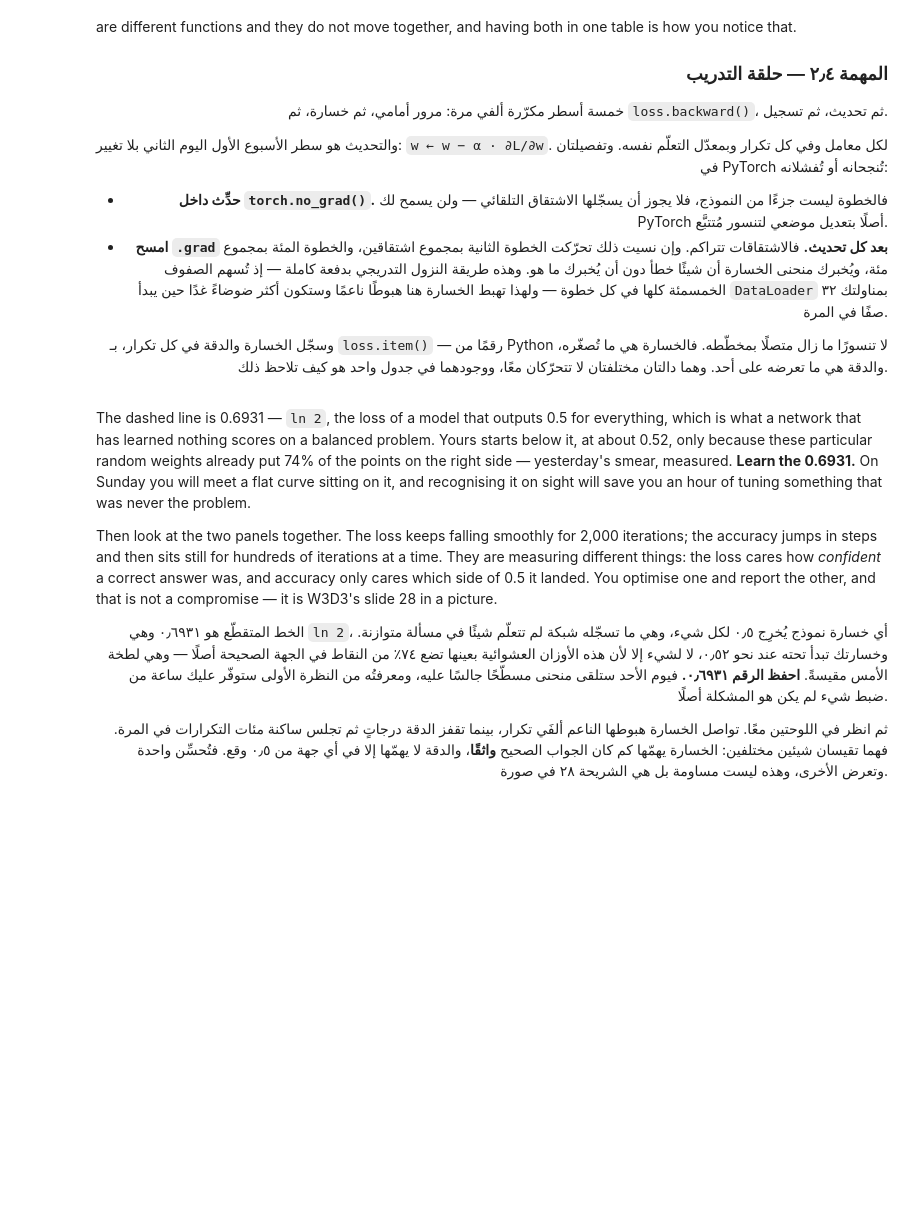
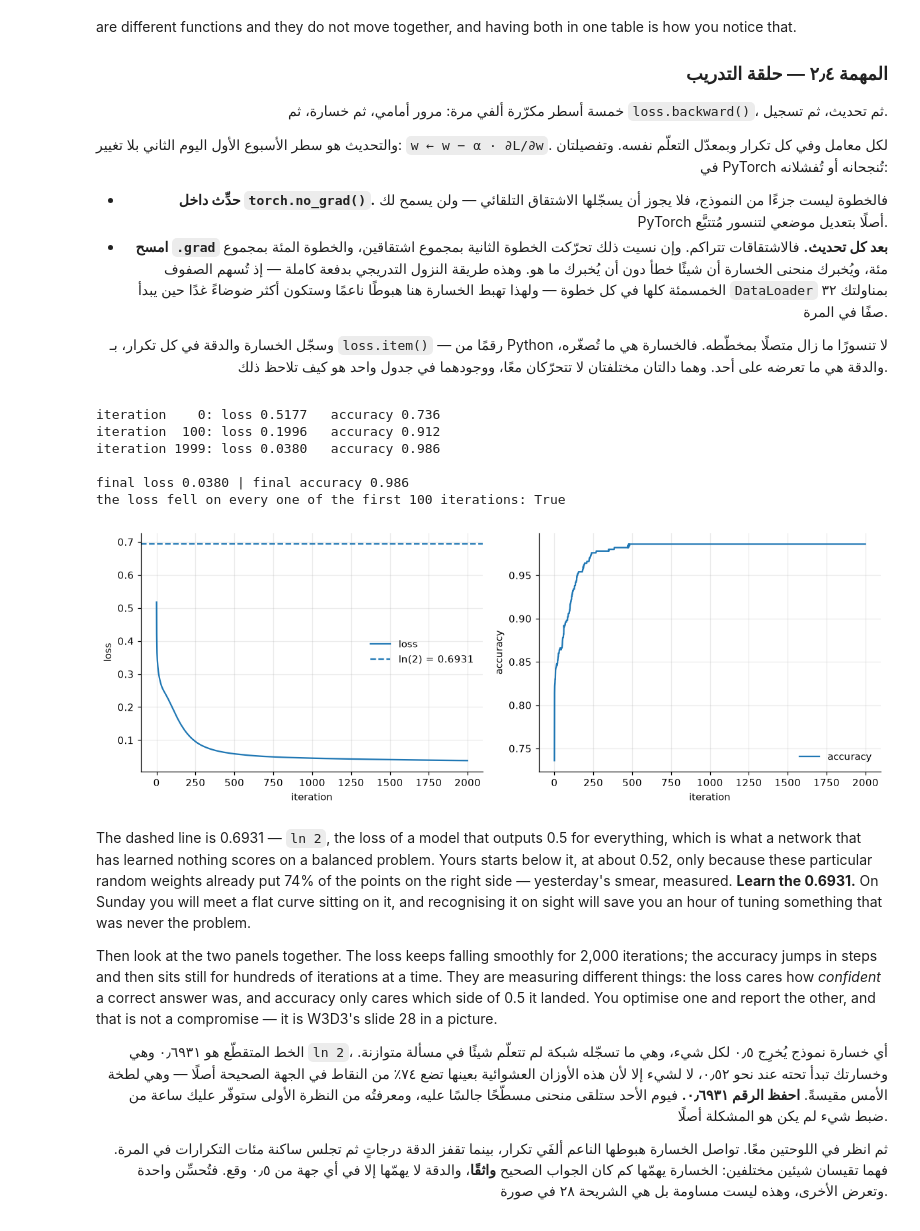
Before and after one commit to 0xRush/AIEP_Olo_student, a Jupyter notebook: week_3_neural_networks/labs/D3_backprop/D3_backprop_blank.ipynb, the cells around one changed output. Cells and saved outputs as stored; diff of their text form; code cells hidden in the pictures; blank space fills up the shorter version.

```diff
--- a/week_3_neural_networks/labs/D3_backprop/D3_backprop_blank.ipynb
+++ b/week_3_neural_networks/labs/D3_backprop/D3_backprop_blank.ipynb
@@ -461,6 +490,11 @@ how it was computed, and in task 2.3 that record is the whole point.
 
 # TODO: Write bce_loss(y_true, y_pred), clipping the predictions before the logarithm.
 # مهمة: اكتب `bce_loss(y_true, y_pred)` مع حصر التنبّؤات قبل اللوغاريتم.
+
+def bce_loss(y_true, y_pred):
+    p = torch.clamp(y_pred, 1e-12, 1 - 1e-12)
+    return -torch.mean(y_true * torch.log(p) + (1 - y_true) * torch.log(1 - p))
+
 confident_right = bce_loss(torch.tensor([[1.0]]), torch.tensor([[0.9]]))
 confident_wrong = bce_loss(torch.tensor([[1.0]]), torch.tensor([[0.1]]))
 print(f"true label 1, predicted 0.9:  BCE {confident_right:.4f}   (-ln 0.9)")
@@ -851,7 +968,27 @@ params = init_params(N_IN, N_HIDDEN, N_OUT)
 INITIAL_PARAMS = {k: v.clone() for k, v in params.items()}  # tomorrow needs these
 # TODO: Run the loop: forward, loss, backward, update, record. 2,000 times.
 # مهمة: شغّل الحلقة: مرور أمامي، ثم خسارة، ثم مرور خلفي، ثم تحديث، ثم تسجيل. ألفَي مرة.
+for p in params.values():
+    p.requires_grad_(True)
+    p.grad = None
+records = []
+for iteration in range(ITERATIONS):
+    output, _ = forward(params, X)
+    loss = bce_loss(y, output)
+    loss.backward()
+    accuracy = ((output > 0.5) == y).double().mean().item()
+    with torch.no_grad():
+        for p in params.values():
+            p -= LR * p.grad
+            p.grad = None
+    records.append({
+        "iteration": iteration,
+        "loss": loss.item(),
+        "accuracy": accuracy,
+    })
+history = pd.DataFrame(records)
 with torch.no_grad():
+
     final_output, _ = forward(params, X)
 final_loss = bce_loss(y, final_output).item()
 final_accuracy = ((final_output > 0.5) == y).double().mean().item()
@@ -864,27 +1001,47 @@ print(f"iteration {ITERATIONS - 1}: loss {history.iloc[-1]['loss']:.4f}   "
 print(f"\nfinal loss {final_loss:.4f} | final accuracy {final_accuracy:.3f}")
 print(f"the loss fell on every one of the first 100 iterations: "
       f"{bool((history['loss'].diff().iloc[1:101] < 0).all())}")
+# %% [output]
+iteration    0: loss 0.5177   accuracy 0.736
+iteration  100: loss 0.1996   accuracy 0.912
+iteration 1999: loss 0.0380   accuracy 0.986
+
+final loss 0.0380 | final accuracy 0.986
+the loss fell on every one of the first 100 iterations: True
 # %%
 # ────────────────────────────────────────────────────────────────────
 # 1) Two panels side by side: the loss on the left, the accuracy on the right.
 # 2) Both against the iteration number. Label the axes.
 # 3) Mark ln 2 = 0.6931 — the loss of a model that has learned nothing on a
 #    balanced problem. Yours starts a little below it.
 # Search: "matplotlib subplots two panels axhline"
 # https://matplotlib.org/stable/api/_as_gen/matplotlib.pyplot.subplots.html
 #
 # ١) لوحتان جنبًا إلى جنب: الخسارة يسارًا والدقة يمينًا.
 # ٢) كلتاهما مقابل رقم التكرار. وسمِّ المحاور.
 # ٣) أشِر إلى `ln 2 = 0.6931` — خسارة نموذج لم يتعلّم شيئًا في مسألة متوازنة.
 #    وخسارتك تبدأ تحتها بقليل.
 # ابحث عن: "matplotlib subplots two panels axhline"
 # ────────────────────────────────────────────────────────────────────
 
 fig, axes = plt.subplots(1, 2, figsize=(11, 4))
 # TODO: Plot the loss curve and the accuracy curve, and mark ln(2) on the loss panel.
 # مهمة: ارسم منحنى الخسارة ومنحنى الدقة، وأشِر إلى `ln(2)` في لوحة الخسارة.
+
+axes[0].plot(history["iteration"], history["loss"], label="loss")
+axes[0].axhline(math.log(2), linestyle="--", label="ln(2) = 0.6931")
+axes[0].set_xlabel("iteration")
+axes[0].set_ylabel("loss")
+axes[0].legend()
+axes[1].plot(history["iteration"], history["accuracy"], label="accuracy")
+axes[1].set_xlabel("iteration")
+axes[1].set_ylabel("accuracy")
+axes[1].legend()
+
 plt.tight_layout()
 plt.show()
+# %% [output]
+[figure, added]
 # %% [markdown]
 The dashed line is 0.6931 — `ln 2`, the loss of a model that outputs 0.5 for everything, which is
 what a network that has learned nothing scores on a balanced problem. Yours starts below it, at
```
Also changed, not shown: parts of 11 cells of this notebook.
